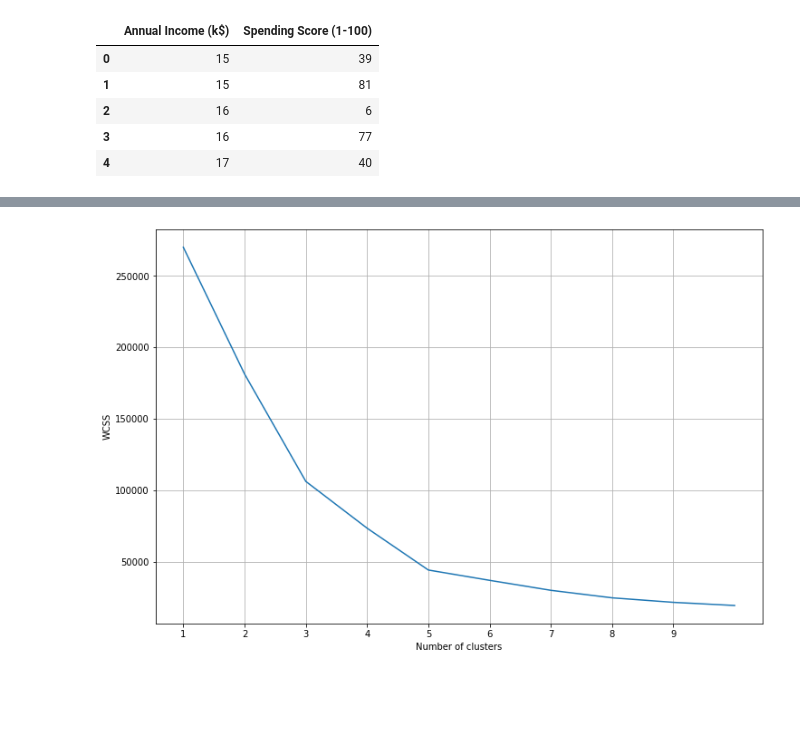
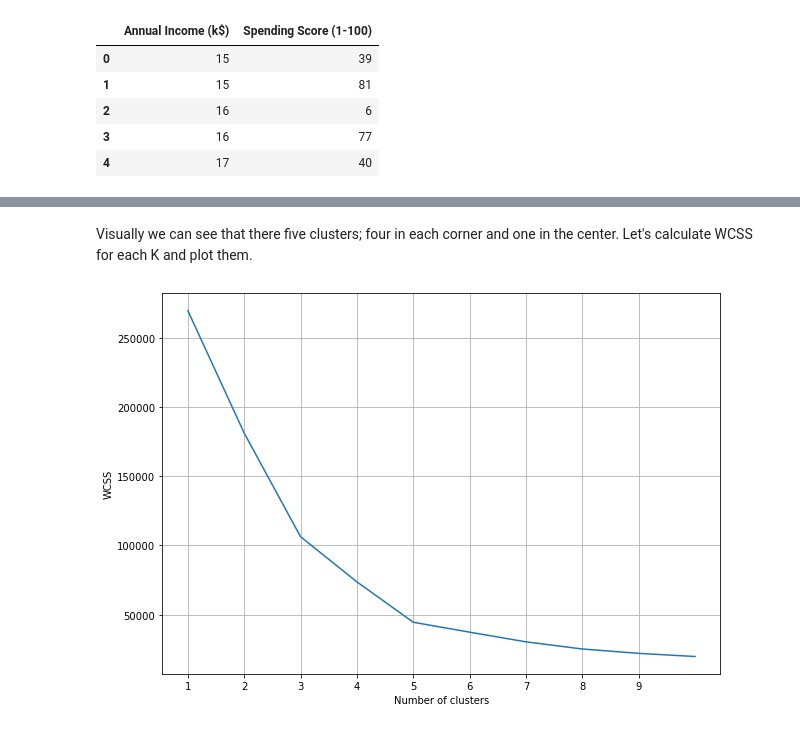
Before and after one commit to alwaysfish/data-science-demos, a Jupyter notebook: notebooks/Demo - K-Means Clustering.ipynb, the cells around one changed output, grey strips where cells are left out. Saved outputs shown, nothing was run; the diff lists cells and outputs as text; code cells hidden in the pictures; blank space fills up the shorter version.

```diff
--- a/notebooks/Demo - K-Means Clustering.ipynb
+++ b/notebooks/Demo - K-Means Clustering.ipynb
@@ -5,7 +77,7 @@ import matplotlib.pyplot as plt
 import seaborn as sns
 from sklearn.cluster import KMeans
 # %%
-data = pd.read_csv('./demo-datasets/mall_customers.csv')
+data = pd.read_csv('../datasets/mall_customers.csv')
 # %%
 data.head()
 # %% [output]
@@ -55 +111,3 @@ wcss = []
+# %% [markdown]
+Visually we can see that there five clusters; four in each corner and one in the center. Let's calculate WCSS for each K and plot them.
 # %%
@@ -58,12 +117,12 @@ for i in range(1, 11):
     kmeans.fit(x)
     wcss.append(kmeans.inertia_)
 # %%
-plt.figure(figsize=(12, 8))
+plt.figure(figsize=(10, 7))
 plt.plot(range(1, 11), wcss)
 plt.xlabel('Number of clusters')
 plt.xticks(range(1, 10))
 plt.ylabel('WCSS')
 plt.grid()
 plt.show()
 # %% [output]
-[figure, old version]
+[figure, new version]
```
Also changed, not shown: parts of 17 cells of this notebook, 13 other files.
